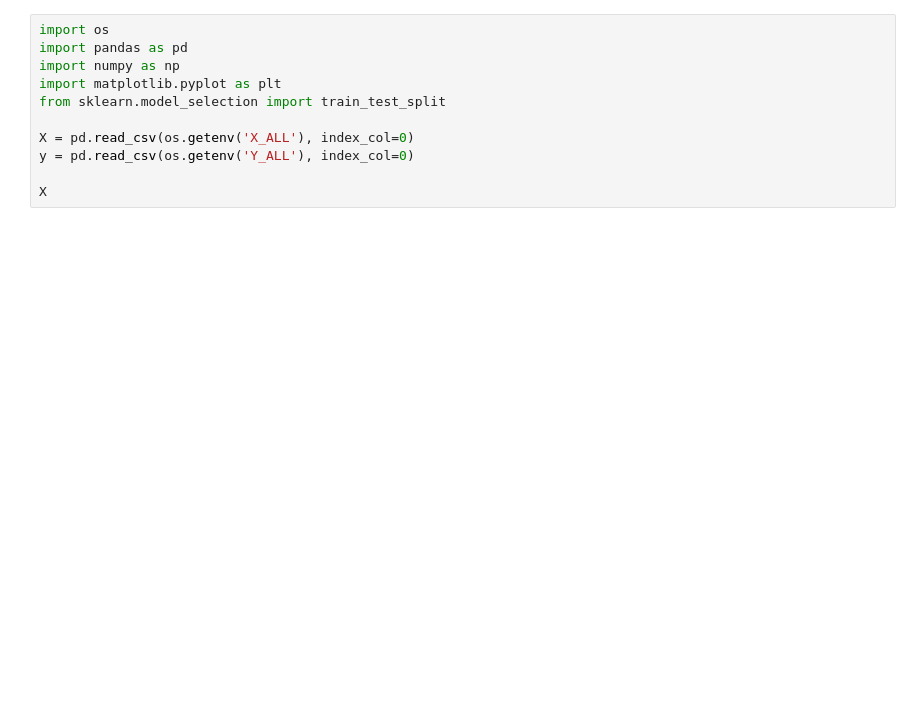
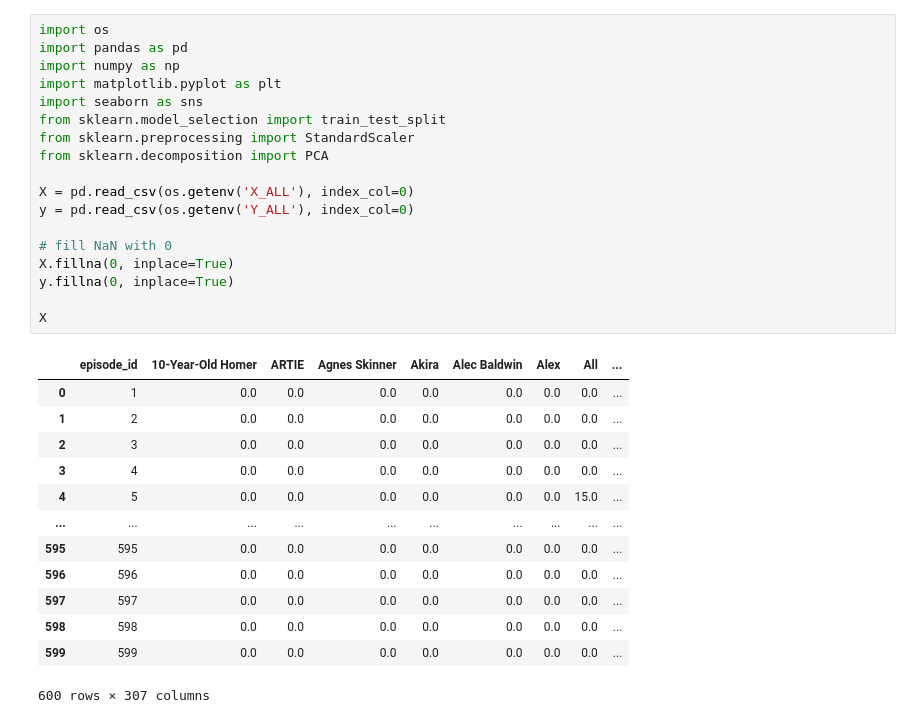
Before and after one commit to JosePabloGFnl/Simpsons_Episode_Popularity, a Jupyter notebook: Simpsons_Data_prediction.ipynb, the cells around one changed output. Saved outputs shown, nothing was run; the diff lists cells and outputs as text; blank space fills up the shorter version.

```diff
--- a/Simpsons_Data_prediction.ipynb
+++ b/Simpsons_Data_prediction.ipynb
@@ -1,14 +1,35 @@
 # %%
 import os
 import pandas as pd
 import numpy as np
 import matplotlib.pyplot as plt
+import seaborn as sns
 from sklearn.model_selection import train_test_split
+from sklearn.preprocessing import StandardScaler
+from sklearn.decomposition import PCA
 
 X = pd.read_csv(os.getenv('X_ALL'), index_col=0)
 y = pd.read_csv(os.getenv('Y_ALL'), index_col=0)
 
+# fill NaN with 0
+X.fillna(0, inplace=True)
+y.fillna(0, inplace=True)
+
 X
+# %% [output]
+|  | episode_id | 10-Year-Old Homer | ARTIE | Agnes Skinner | Akira | Alec Baldwin | Alex | All | ... |
+| 0 | 1 | 0.0 | 0.0 | 0.0 | 0.0 | 0.0 | 0.0 | 0.0 | ... |
+| 1 | 2 | 0.0 | 0.0 | 0.0 | 0.0 | 0.0 | 0.0 | 0.0 | ... |
+| 2 | 3 | 0.0 | 0.0 | 0.0 | 0.0 | 0.0 | 0.0 | 0.0 | ... |
+| 3 | 4 | 0.0 | 0.0 | 0.0 | 0.0 | 0.0 | 0.0 | 0.0 | ... |
+| 4 | 5 | 0.0 | 0.0 | 0.0 | 0.0 | 0.0 | 0.0 | 15.0 | ... |
+| ... | ... | ... | ... | ... | ... | ... | ... | ... | ... |
+| 595 | 595 | 0.0 | 0.0 | 0.0 | 0.0 | 0.0 | 0.0 | 0.0 | ... |
+| 596 | 596 | 0.0 | 0.0 | 0.0 | 0.0 | 0.0 | 0.0 | 0.0 | ... |
+| 597 | 597 | 0.0 | 0.0 | 0.0 | 0.0 | 0.0 | 0.0 | 0.0 | ... |
+| 598 | 598 | 0.0 | 0.0 | 0.0 | 0.0 | 0.0 | 0.0 | 0.0 | ... |
+| 599 | 599 | 0.0 | 0.0 | 0.0 | 0.0 | 0.0 | 0.0 | 0.0 | ... |
+600 rows × 307 columns
 # %%
 # train and test splits
 X_train, X_test, y_train, y_test = train_test_split(X,y ,
```
Also changed, not shown: parts of 4 cells of this notebook.
